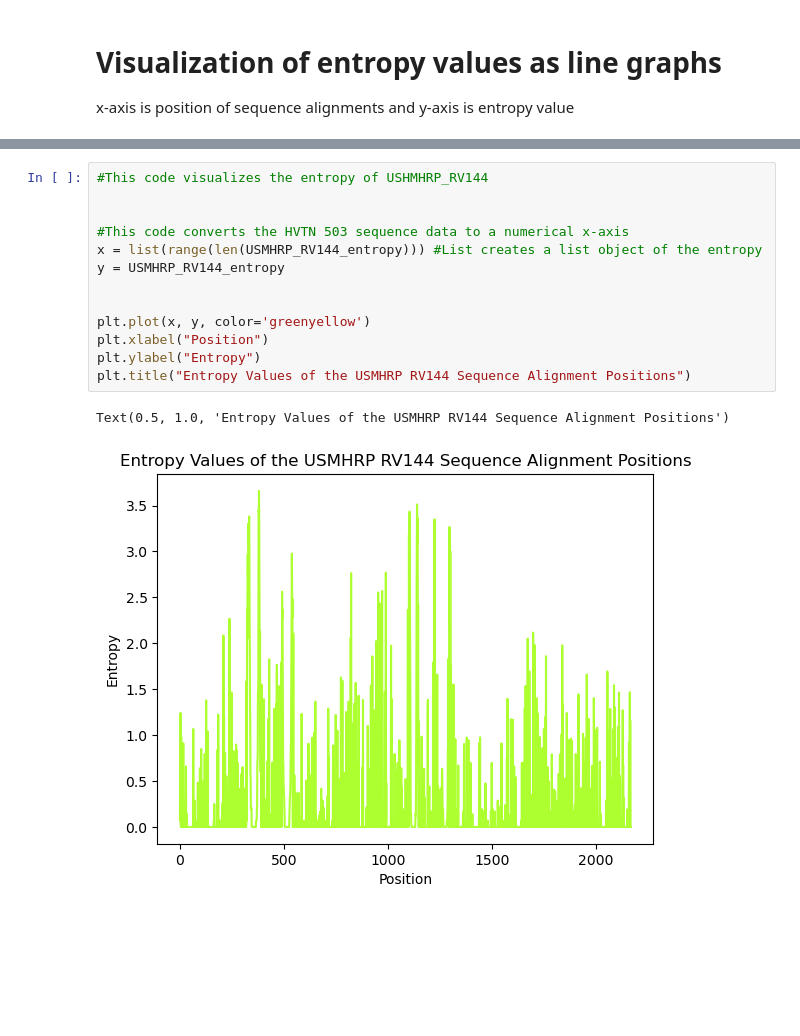
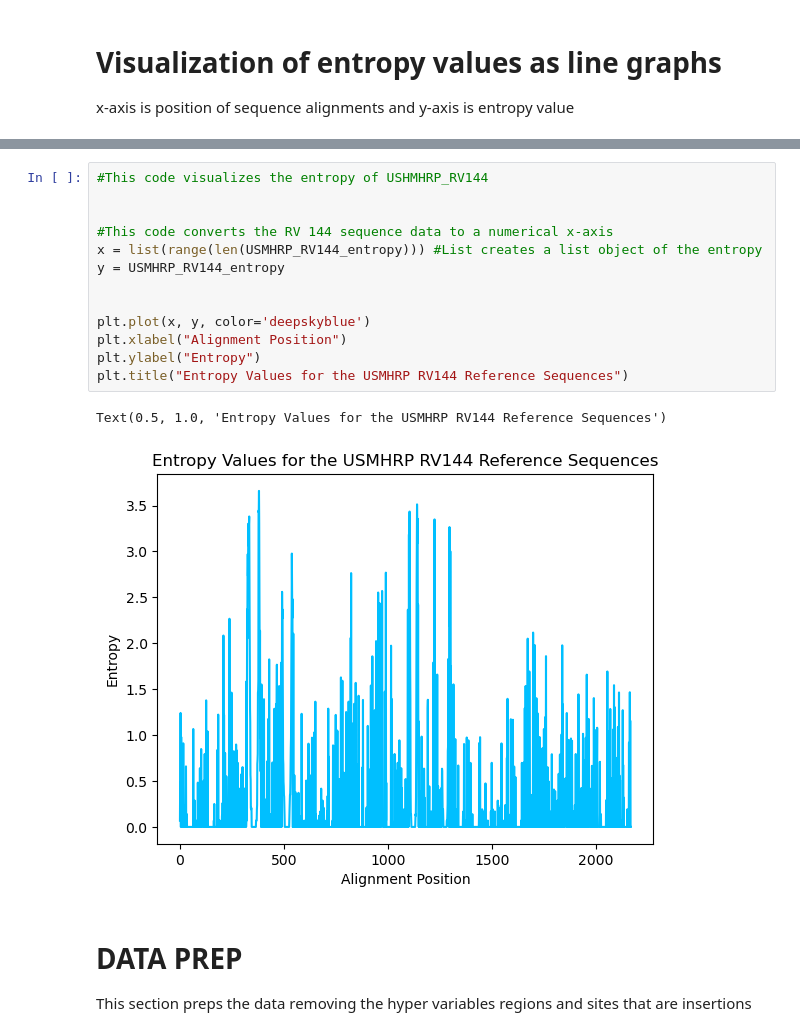
Before and after one commit to MarthinMandig/Fred_Hutch_HIV_Dump_Code, a Jupyter notebook: Jupyter Notebook Fred Hutch HIV Code.ipynb, the cells around one changed output, grey strips where cells are left out. Drawn from its saved outputs; the diff is of its cells as text; blank space fills up the shorter version.

```diff
--- a/Jupyter Notebook Fred Hutch HIV Code.ipynb
+++ b/Jupyter Notebook Fred Hutch HIV Code.ipynb
@@ -651,16 +651,20 @@ Text(0.5, 1.0, 'Entropy Values of the HVTN 503 Sequence Alignment Positions')
 # %%
 #This code visualizes the entropy of USHMHRP_RV144
 
 
-#This code converts the HVTN 503 sequence data to a numerical x-axis
+#This code converts the RV 144 sequence data to a numerical x-axis
 x = list(range(len(USMHRP_RV144_entropy))) #List creates a list object of the entropy
 y = USMHRP_RV144_entropy
 
 
-plt.plot(x, y, color='greenyellow')
-plt.xlabel("Position")
+plt.plot(x, y, color='deepskyblue')
+plt.xlabel("Alignment Position")
 plt.ylabel("Entropy")
-plt.title("Entropy Values of the USMHRP RV144 Sequence Alignment Positions")
+plt.title("Entropy Values for the USMHRP RV144 Reference Sequences")
 # %% [output]
-Text(0.5, 1.0, 'Entropy Values of the USMHRP RV144 Sequence Alignment Positions')
+Text(0.5, 1.0, 'Entropy Values for the USMHRP RV144 Reference Sequences')
-[figure, old version]
+[figure, new version]
+# %% [markdown]
+# DATA PREP
+
+This section preps the data removing the hyper variables regions and sites that are insertions
```
Also changed, not shown: parts of 15 cells of this notebook.
